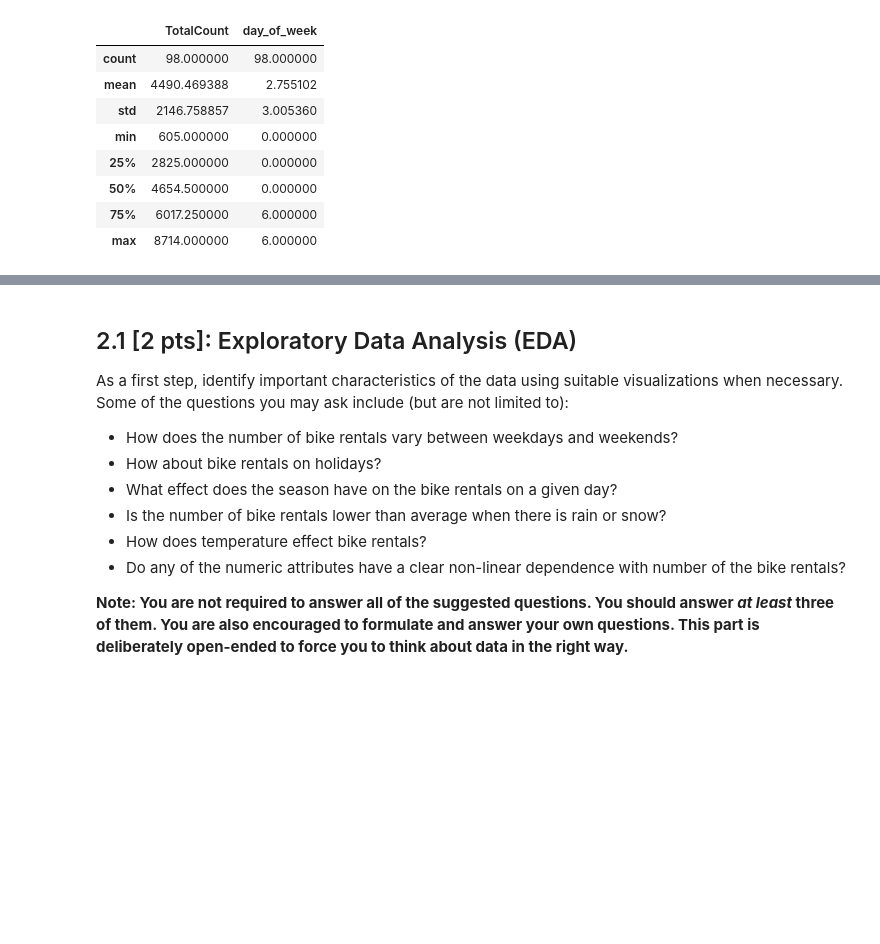
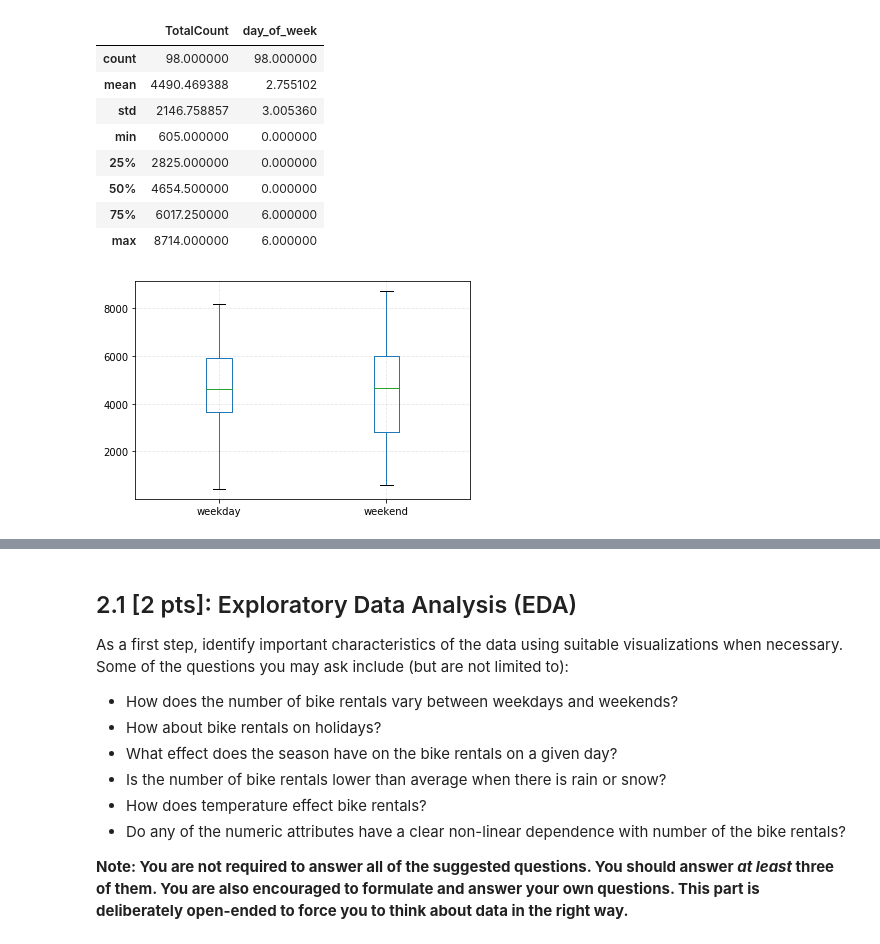
Before and after one commit to zhangxy328/2019Summer, a Jupyter notebook: Homework/HW1/hw1_Alfie_working.ipynb, the cells around one changed output, grey strips where cells are left out. Drawn from its saved outputs; the diff is of its cells as text; code cells hidden in the pictures; blank space fills up the shorter version.

```diff
--- a/Homework/HW1/hw1_Alfie_working.ipynb
+++ b/Homework/HW1/hw1_Alfie_working.ipynb
@@ -241,4 +257,8 @@ dfbike_train.head()
 # %%
 dfweekday = dfbike_train[['TotalCount','day_of_week']][(dfbike_train.day_of_week>0)&(dfbike_train.day_of_week<6)]
 dfweekend = dfbike_train[['TotalCount','day_of_week']][(dfbike_train.day_of_week==0)|(dfbike_train.day_of_week==6)]
-dfweekday.describe()
+data = {
+    "weekday":dfweekday.TotalCount,
+    "weekend":dfweekend.TotalCount
+}
+df = pd.DataFrame(data)
@@ -264,3 +274,9 @@ dfweekend.describe()
 | 50% | 4654.500000 | 0.000000 |
 | 75% | 6017.250000 | 6.000000 |
 | max | 8714.000000 | 6.000000 |
+# %%
+df.plot.box()
+plt.grid(linestyle="--", alpha=0.3)
+plt.show()
+# %% [output]
+[figure, added]
```
Also changed, not shown: parts of 29 cells of this notebook.
